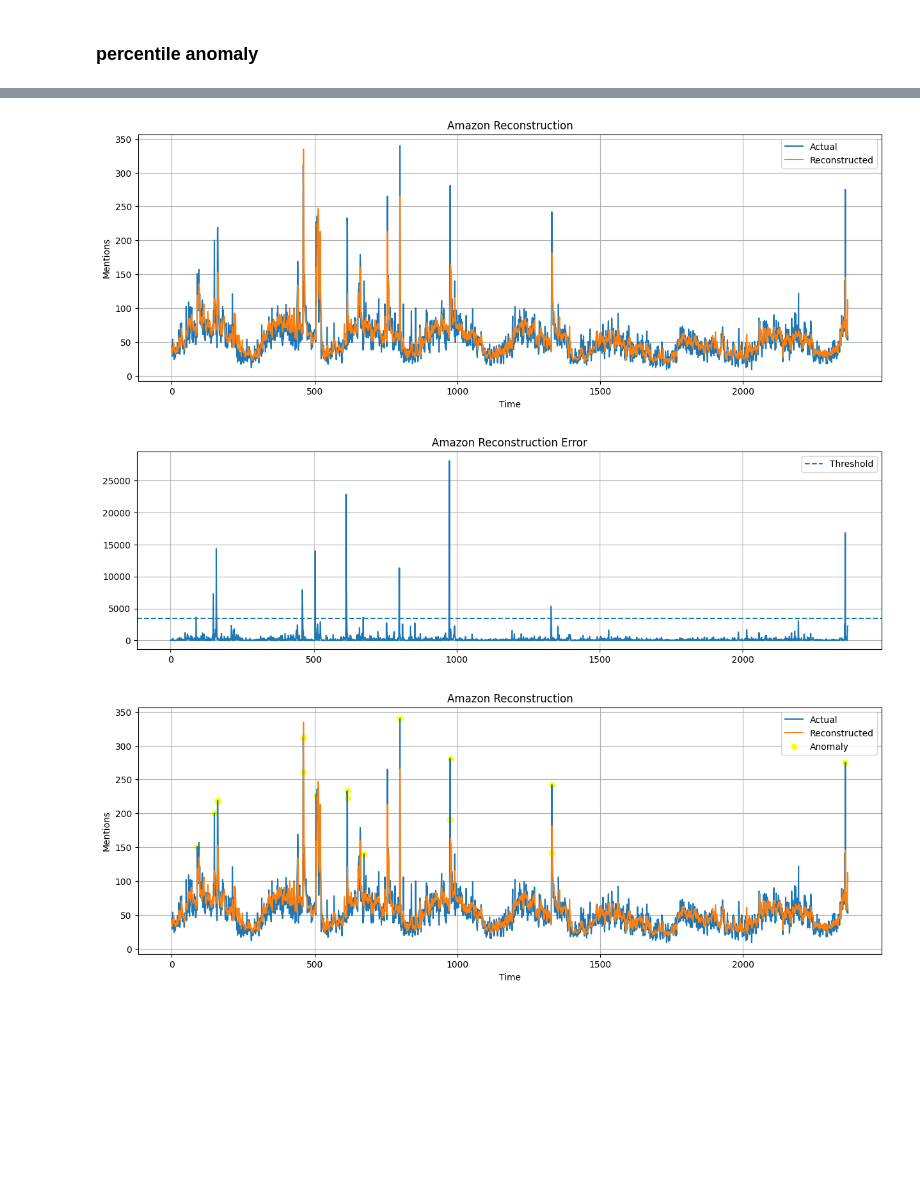
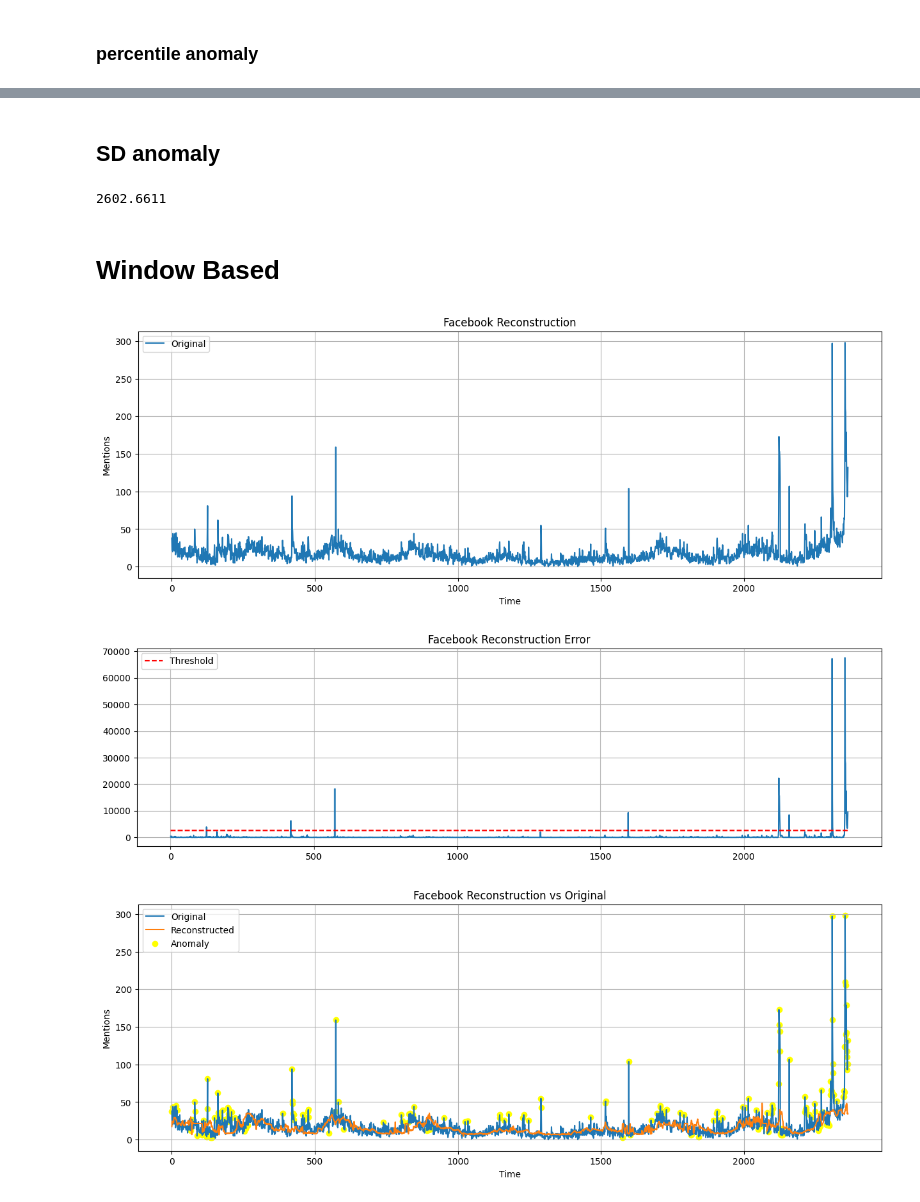
Before and after one commit to CMPE-255-G5/times-series-anomaly-detection-on-twitter-data, a Jupyter notebook: notebooks/VAE.ipynb, the cells around one changed output, grey strips where cells are left out. Drawn from its saved outputs; the diff is of its cells as text; code cells hidden in the pictures; blank space fills up the shorter version.

```diff
--- a/notebooks/VAE.ipynb
+++ b/notebooks/VAE.ipynb
@@ -217,7 +198,7 @@ val_loader = DataLoader(
 X_test_tensor = torch.tensor(X_test, dtype=torch.float32)
 
 test_loader = DataLoader(
-    TensorDataset(X_val_tensor),
+    TensorDataset(X_test_tensor),
     batch_size=64,
     shuffle=False
 )
@@ -459,0 +441,17 @@ plt.show()
+# %%
+all_x = []
+all_recon = []
+
+with torch.no_grad():
+
+    for (x,) in val_loader:
+
+        x = x.to(device)
+
+        reconstruction = model(x)
+
+        all_x.append(x.cpu())
+        all_recon.append(reconstruction.cpu())
+
+x_test = torch.cat(all_x, dim=0)
+x_recon = torch.cat(all_recon, dim=0)
@@ -477,7 +479,7 @@ x_recon = torch.cat(all_recon, dim=0)
 # %% [markdown]
 ## Company
 # %%
-company_idx = 1 #change this to see different companies
+company_idx = 4 #change this to see different companies
 
 company_name = test.columns[company_idx]
 # %%
@@ -528,15 +541,47 @@ np.float32(3461.3147)
+# %% [markdown]
+## SD anomaly
+# %%
+threshold = error.mean() + 1 * error.std() #change int for how aggresive the threshold is
+
+anomalies = error > threshold
+
+threshold
+
+print(threshold)
+
+
+threshold = np.full(actual.shape[0], threshold)
+# %% [output]
+2602.6611
+# %% [markdown]
+# Window Based
+# %%
+errors = pd.Series(error)
+
+window = 36
+
+global_mean = errors.mean()
+global_std = errors.std()
+k = 2
+
+
+rolling_mean = errors.rolling(window).mean()
+
+rolling_std = errors.rolling(window).std()
+
+threshold = rolling_mean + k * rolling_std
+
+threshold = threshold.fillna(global_mean + k * global_std)
+
+anomalies = errors > threshold
 # %%
 import matplotlib.pyplot as plt
 import numpy as np
 
 plt.figure(figsize=(15,5))
 
-plt.plot(actual_flat, label="Actual")
+plt.plot(actual_flat, label="Original")
 
-plt.plot(
-    reconstructed_flat,
-    label="Reconstructed"
-)
 
 plt.title(f"{company_name} Reconstruction")
 
@@ -549,17 +594,13 @@ plt.grid(True)
 
 plt.show()
 # %% [output]
-[figure, old version]
+[figure, new version]
 # %%
 plt.figure(figsize=(15,4))
 
 plt.plot(error)
 
-plt.axhline(
-    threshold,
-    linestyle='--',
-    label='Threshold'
-)
+plt.plot(threshold, linestyle='--', label='Threshold', color='r')
 
 plt.title(f"{company_name} Reconstruction Error")
 
@@ -569,40 +610,40 @@ plt.grid(True)
 
 plt.show()
 # %% [output]
-[figure, old version]
+[figure, new version]
 # %%
 import matplotlib.pyplot as plt
 import numpy as np
 
 plt.figure(figsize=(15,5))
 
-plt.plot(actual_flat, label="Actual")
+plt.plot(actual_flat, label="Original")
 
 plt.plot(
     reconstructed_flat,
     label="Reconstructed"
 )
 
 plt.scatter(
     np.where(anomalies)[0],
     actual_flat[anomalies],
     marker='o',
     label='Anomaly',
     color='yellow'
 )
 
-plt.title(f"{company_name} Reconstruction")
+plt.title(f"{company_name} Reconstruction vs Original")
 
 plt.xlabel("Time")
 plt.ylabel("Mentions")
 
 plt.legend()
 
 plt.grid(True)
 
 plt.show()
 # %% [output]
-[figure, old version]
+[figure, new version]
 # %%
 np.sum(anomalies)
 # %% [output]
```
Also changed, not shown: parts of 52 cells of this notebook.
